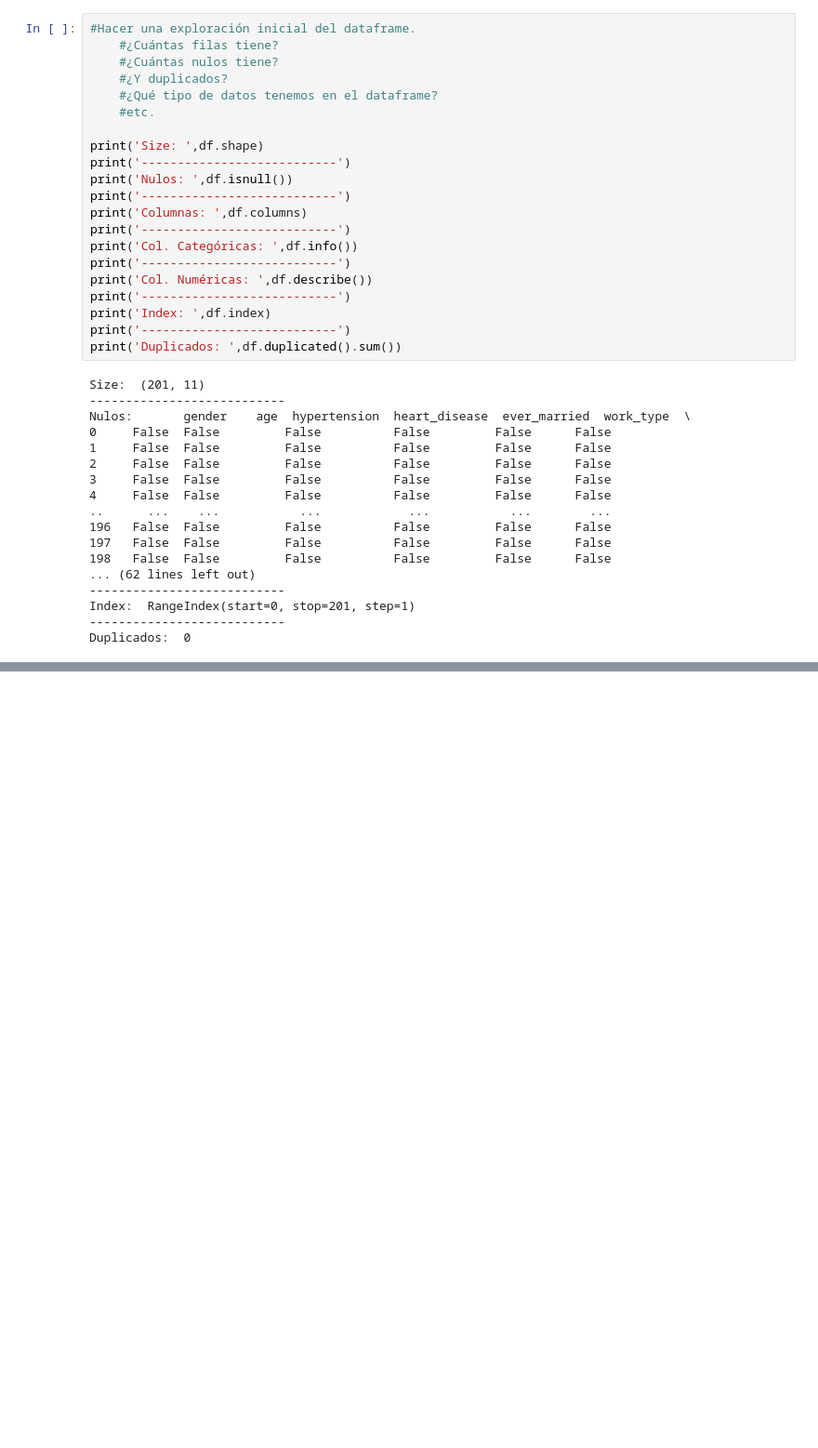
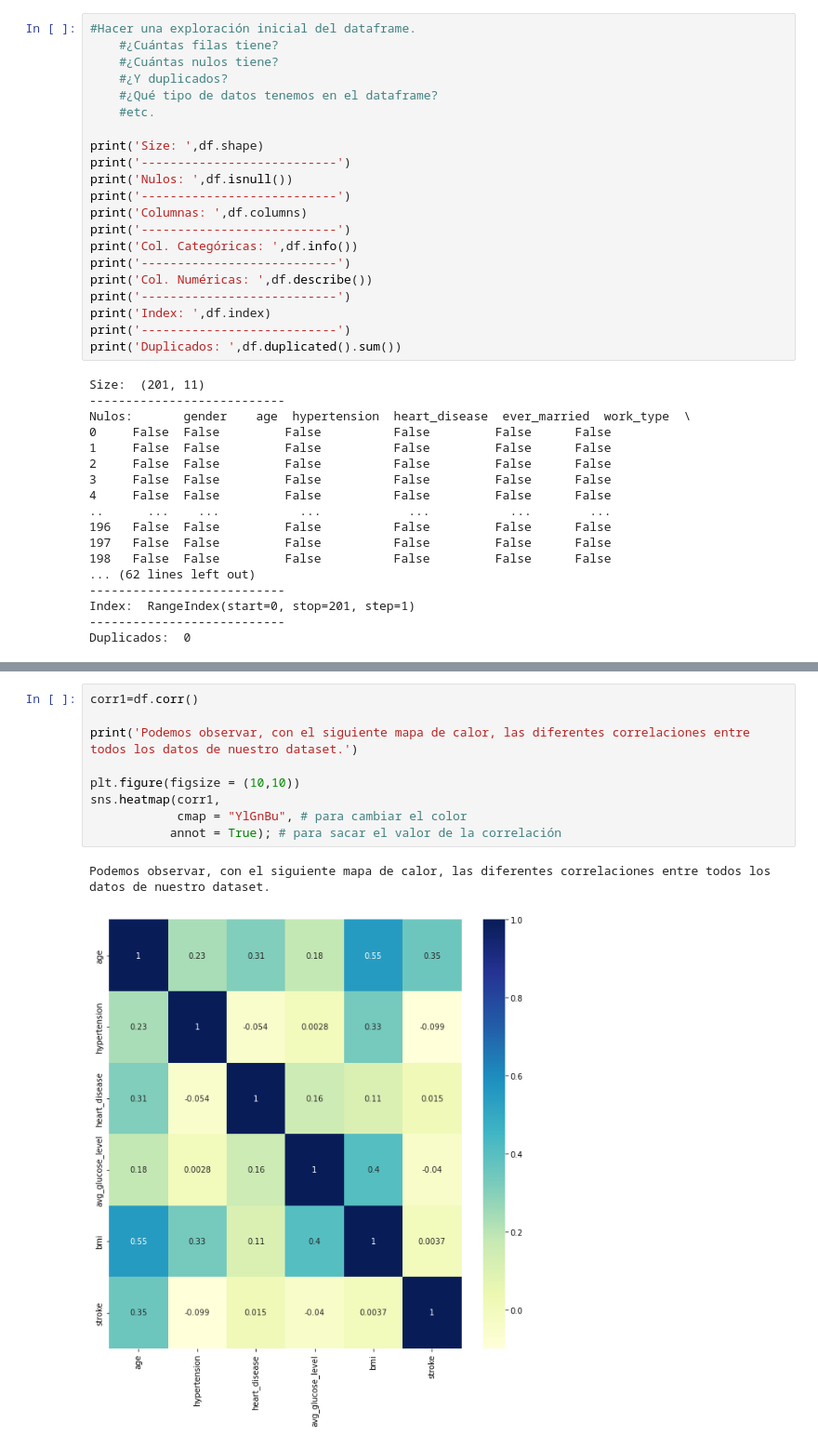
Before and after one commit to Adalab/Adalab-DA-promo-b-modulo-2-sprint-1-Ariana-Vero, a Jupyter notebook: Repaso_estadística_visualización/repaso.ipynb, the cells around one changed output, grey strips where cells are left out. Shown at 93% size. Drawn from its saved outputs; the diff is of its cells as text; blank space fills up the shorter version.

```diff
--- a/Repaso_estadística_visualización/repaso.ipynb
+++ b/Repaso_estadística_visualización/repaso.ipynb
@@ -108,0 +158,12 @@ Duplicados:  0
+# %%
+corr1=df.corr()
+
+print('Podemos observar, con el siguiente mapa de calor, las diferentes correlaciones entre todos los datos de nuestro dataset.')
+
+plt.figure(figsize = (10,10))
+sns.heatmap(corr1,
+            cmap = "YlGnBu", # para cambiar el color
+           annot = True); # para sacar el valor de la correlación
+# %% [output]
+Podemos observar, con el siguiente mapa de calor, las diferentes correlaciones entre todos los datos de nuestro dataset.
+[figure, added]
```
Also changed, not shown: parts of 10 cells of this notebook.
